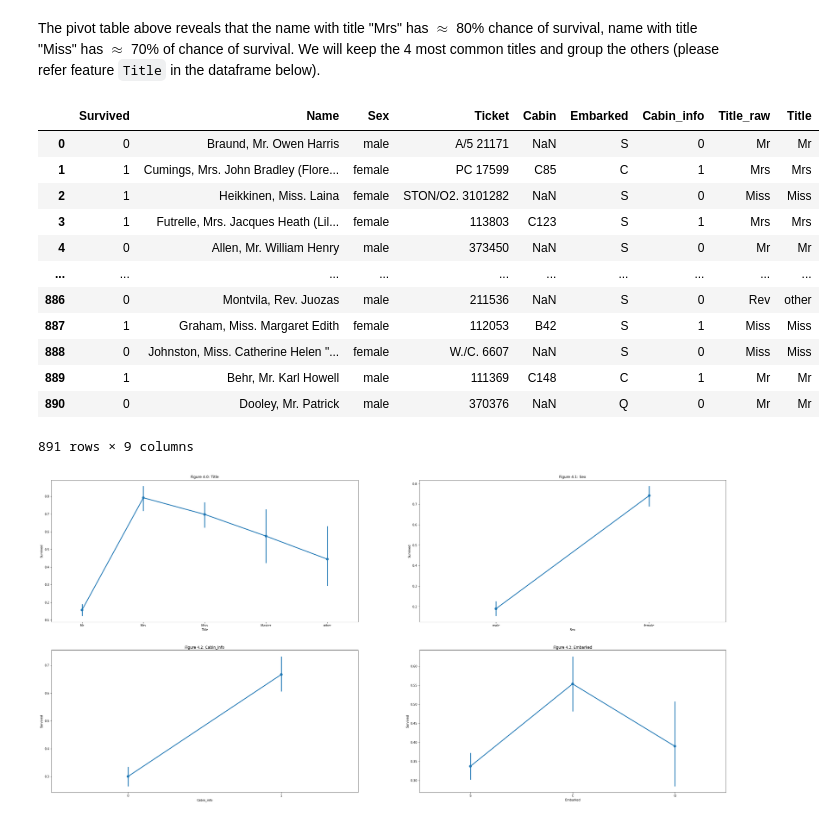
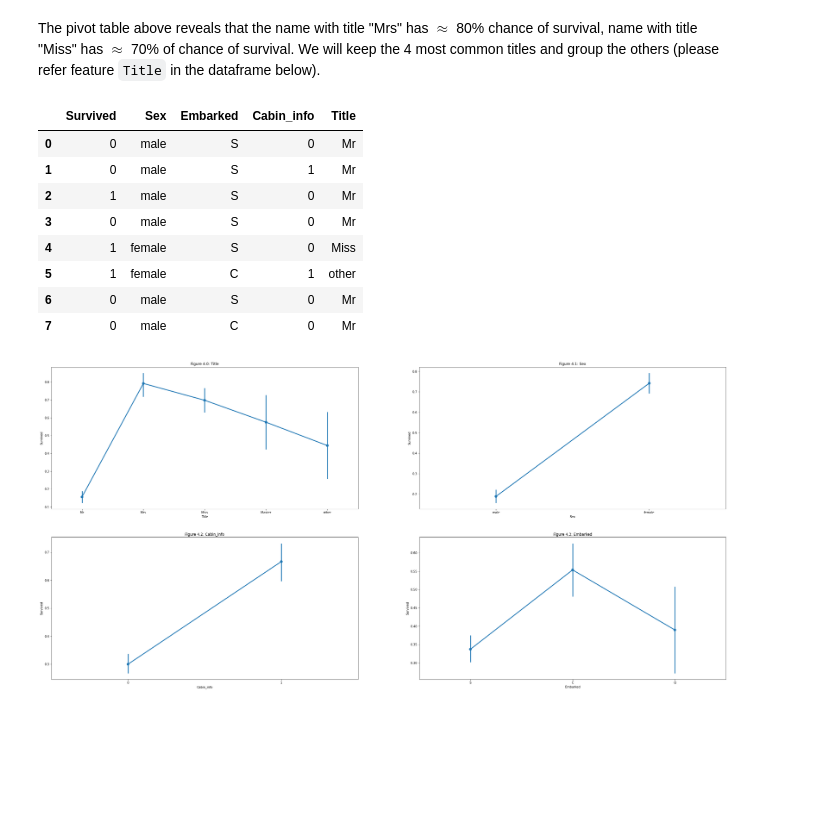
Before and after one commit to pandya6988/my_first_fastpage, a Jupyter notebook: _notebooks/2022-09-11-feature_engineering.ipynb, the cells around one changed output. Drawn from its saved outputs; the diff is of its cells as text; code cells hidden in the pictures; blank space fills up the shorter version.

```diff
--- a/_notebooks/2022-09-11-feature_engineering.ipynb
+++ b/_notebooks/2022-09-11-feature_engineering.ipynb
@@ -362,22 +362,18 @@ The pivot table above reveals that the name with title "Mrs" has $\approx$ 80% c
 # %%
 # collapse
 
 titanic['Title'] = titanic.Title_raw.apply(lambda x: x if x in ['Mr', 'Miss', 'Mrs', 'Master'] else 'other')
-titanic
+titanic.drop(['Name', 'Ticket', 'Cabin', 'Title_raw'],axis=1).sample(frac=1).reset_index(drop=True). head(8)
 # %% [output]
-|  | Survived | Name | Sex | Ticket | Cabin | Embarked | Cabin_info | Title_raw | Title |
-| 0 | 0 | Braund, Mr. Owen Harris | male | A/5 21171 | NaN | S | 0 | Mr | Mr |
-| 1 | 1 | Cumings, Mrs. John Bradley (Flore... | female | PC 17599 | C85 | C | 1 | Mrs | Mrs |
-| 2 | 1 | Heikkinen, Miss. Laina | female | STON/O2. 3101282 | NaN | S | 0 | Miss | Miss |
-| 3 | 1 | Futrelle, Mrs. Jacques Heath (Lil... | female | 113803 | C123 | S | 1 | Mrs | Mrs |
-| 4 | 0 | Allen, Mr. William Henry | male | 373450 | NaN | S | 0 | Mr | Mr |
-| ... | ... | ... | ... | ... | ... | ... | ... | ... | ... |
-| 886 | 0 | Montvila, Rev. Juozas | male | 211536 | NaN | S | 0 | Rev | other |
-| 887 | 1 | Graham, Miss. Margaret Edith | female | 112053 | B42 | S | 1 | Miss | Miss |
-| 888 | 0 | Johnston, Miss. Catherine Helen "... | female | W./C. 6607 | NaN | S | 0 | Miss | Miss |
-| 889 | 1 | Behr, Mr. Karl Howell | male | 111369 | C148 | C | 1 | Mr | Mr |
-| 890 | 0 | Dooley, Mr. Patrick | male | 370376 | NaN | Q | 0 | Mr | Mr |
+|  | Survived | Sex | Embarked | Cabin_info | Title |
+| 0 | 0 | male | S | 0 | Mr |
+| 1 | 0 | male | S | 1 | Mr |
+| 2 | 1 | male | S | 0 | Mr |
+| 3 | 0 | male | S | 0 | Mr |
+| 4 | 1 | female | S | 0 | Miss |
+| 5 | 1 | female | C | 1 | other |
+| 6 | 0 | male | S | 0 | Mr |
+| 7 | 0 | male | C | 0 | Mr |
-891 rows × 9 columns
 # %%
 # collapse
 
```
Also changed, not shown: 1 other file.
